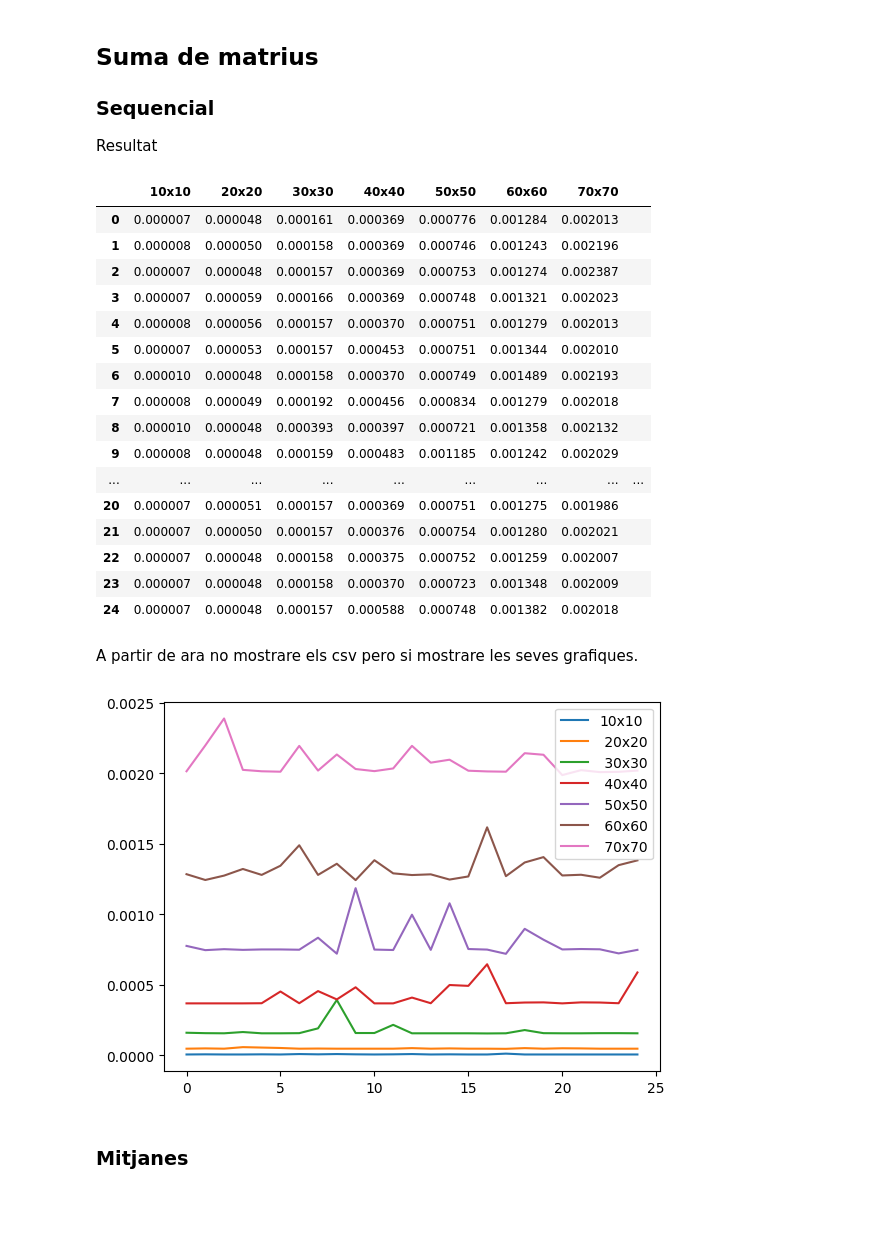
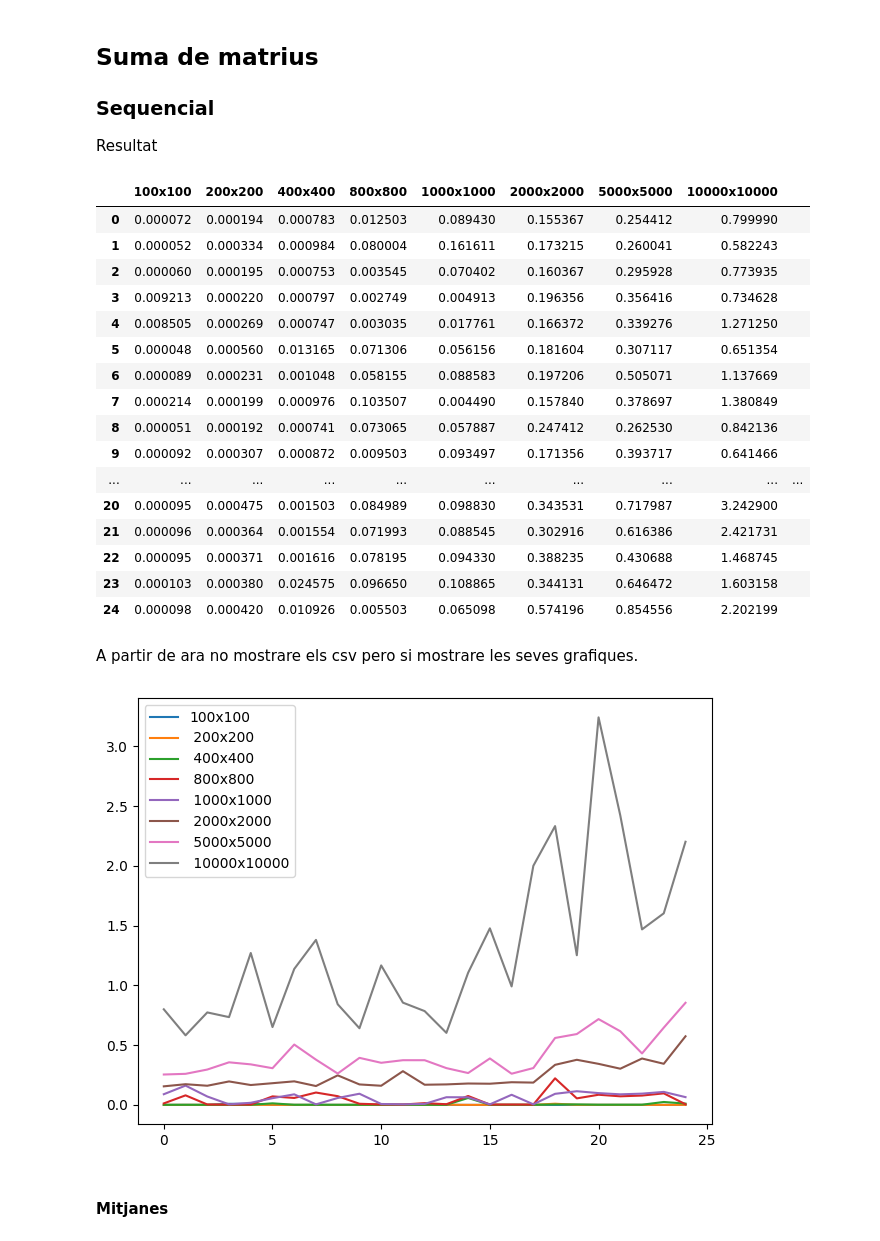
Before and after one commit to u1978882/OpenMP, a Jupyter notebook: matrius/grafics.ipynb, the cells around one changed output. Saved outputs shown, nothing was run; the diff lists cells and outputs as text; code cells hidden in the pictures; blank space fills up the shorter version.

Commit message:
grafic suma paralela

```diff
--- a/matrius/grafics.ipynb
+++ b/matrius/grafics.ipynb
@@ -16,32 +16,32 @@ import matplotlib.pyplot as plt
 
 Resultat
 # %%
-dfps = pd.read_csv('csv/producteSequencial.csv')
-dfps
+dfss = pd.read_csv('csv/sumaSequencial.csv')
+dfss
 # %% [output]
-|  | 10x10 | 20x20 | 30x30 | 40x40 | 50x50 | 60x60 | 70x70 |  |
-| 0 | 0.000007 | 0.000048 | 0.000161 | 0.000369 | 0.000776 | 0.001284 | 0.002013 |  |
-| 1 | 0.000008 | 0.000050 | 0.000158 | 0.000369 | 0.000746 | 0.001243 | 0.002196 |  |
-| 2 | 0.000007 | 0.000048 | 0.000157 | 0.000369 | 0.000753 | 0.001274 | 0.002387 |  |
-| 3 | 0.000007 | 0.000059 | 0.000166 | 0.000369 | 0.000748 | 0.001321 | 0.002023 |  |
-| 4 | 0.000008 | 0.000056 | 0.000157 | 0.000370 | 0.000751 | 0.001279 | 0.002013 |  |
-| 5 | 0.000007 | 0.000053 | 0.000157 | 0.000453 | 0.000751 | 0.001344 | 0.002010 |  |
-| 6 | 0.000010 | 0.000048 | 0.000158 | 0.000370 | 0.000749 | 0.001489 | 0.002193 |  |
-| 7 | 0.000008 | 0.000049 | 0.000192 | 0.000456 | 0.000834 | 0.001279 | 0.002018 |  |
-| 8 | 0.000010 | 0.000048 | 0.000393 | 0.000397 | 0.000721 | 0.001358 | 0.002132 |  |
-| 9 | 0.000008 | 0.000048 | 0.000159 | 0.000483 | 0.001185 | 0.001242 | 0.002029 |  |
-| ... | ... | ... | ... | ... | ... | ... | ... | ... |
-| 20 | 0.000007 | 0.000051 | 0.000157 | 0.000369 | 0.000751 | 0.001275 | 0.001986 |  |
-| 21 | 0.000007 | 0.000050 | 0.000157 | 0.000376 | 0.000754 | 0.001280 | 0.002021 |  |
-| 22 | 0.000007 | 0.000048 | 0.000158 | 0.000375 | 0.000752 | 0.001259 | 0.002007 |  |
-| 23 | 0.000007 | 0.000048 | 0.000158 | 0.000370 | 0.000723 | 0.001348 | 0.002009 |  |
-| 24 | 0.000007 | 0.000048 | 0.000157 | 0.000588 | 0.000748 | 0.001382 | 0.002018 |  |
+|  | 100x100 | 200x200 | 400x400 | 800x800 | 1000x1000 | 2000x2000 | 5000x5000 | 10000x10000 |  |
+| 0 | 0.000072 | 0.000194 | 0.000783 | 0.012503 | 0.089430 | 0.155367 | 0.254412 | 0.799990 |  |
+| 1 | 0.000052 | 0.000334 | 0.000984 | 0.080004 | 0.161611 | 0.173215 | 0.260041 | 0.582243 |  |
+| 2 | 0.000060 | 0.000195 | 0.000753 | 0.003545 | 0.070402 | 0.160367 | 0.295928 | 0.773935 |  |
+| 3 | 0.009213 | 0.000220 | 0.000797 | 0.002749 | 0.004913 | 0.196356 | 0.356416 | 0.734628 |  |
+| 4 | 0.008505 | 0.000269 | 0.000747 | 0.003035 | 0.017761 | 0.166372 | 0.339276 | 1.271250 |  |
+| 5 | 0.000048 | 0.000560 | 0.013165 | 0.071306 | 0.056156 | 0.181604 | 0.307117 | 0.651354 |  |
+| 6 | 0.000089 | 0.000231 | 0.001048 | 0.058155 | 0.088583 | 0.197206 | 0.505071 | 1.137669 |  |
+| 7 | 0.000214 | 0.000199 | 0.000976 | 0.103507 | 0.004490 | 0.157840 | 0.378697 | 1.380849 |  |
+| 8 | 0.000051 | 0.000192 | 0.000741 | 0.073065 | 0.057887 | 0.247412 | 0.262530 | 0.842136 |  |
+| 9 | 0.000092 | 0.000307 | 0.000872 | 0.009503 | 0.093497 | 0.171356 | 0.393717 | 0.641466 |  |
+| ... | ... | ... | ... | ... | ... | ... | ... | ... | ... |
+| 20 | 0.000095 | 0.000475 | 0.001503 | 0.084989 | 0.098830 | 0.343531 | 0.717987 | 3.242900 |  |
+| 21 | 0.000096 | 0.000364 | 0.001554 | 0.071993 | 0.088545 | 0.302916 | 0.616386 | 2.421731 |  |
+| 22 | 0.000095 | 0.000371 | 0.001616 | 0.078195 | 0.094330 | 0.388235 | 0.430688 | 1.468745 |  |
+| 23 | 0.000103 | 0.000380 | 0.024575 | 0.096650 | 0.108865 | 0.344131 | 0.646472 | 1.603158 |  |
+| 24 | 0.000098 | 0.000420 | 0.010926 | 0.005503 | 0.065098 | 0.574196 | 0.854556 | 2.202199 |  |
 # %% [markdown]
 A partir de ara no mostrare els csv pero si mostrare les seves grafiques.
 # %%
-dfps.plot();
+dfss.plot();
 # %% [output]
-[figure, old version]
+[figure, new version]
 # %% [markdown]
-### Mitjanes
+#### Mitjanes
 # %%
```
Also changed, not shown: parts of 7 cells of this notebook, 6 other files.
